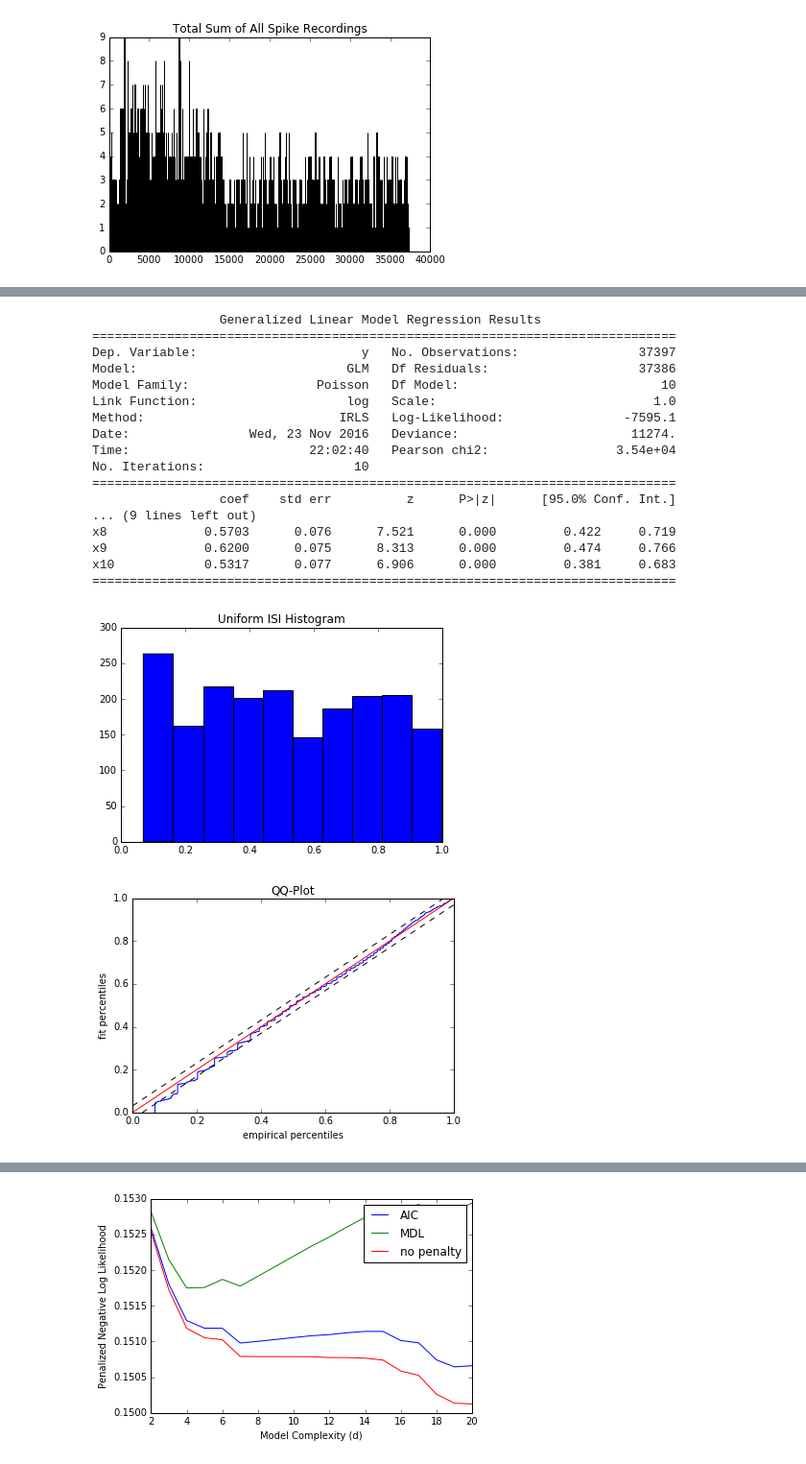
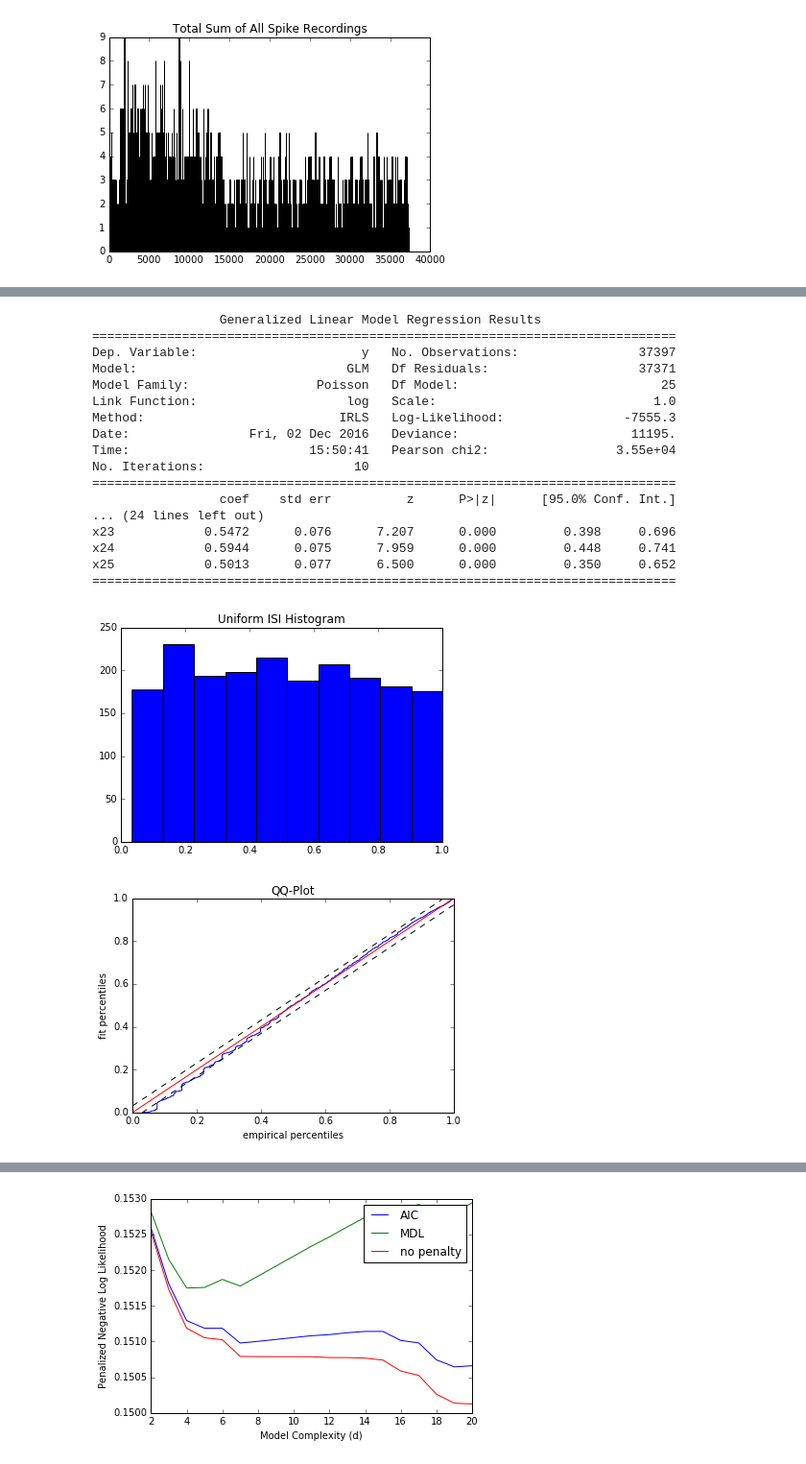
Before and after one commit to zhao-json/Auditory-Neuron, a Jupyter notebook: auditory-neurons-stuff.ipynb, the cells around one changed output, grey strips where cells are left out. Shown: that part at 96% size. Drawn from its saved outputs; the diff is of its cells as text; code cells hidden in the pictures.

```diff
--- a/auditory-neurons-stuff.ipynb
+++ b/auditory-neurons-stuff.ipynb
@@ -219,7 +210,7 @@ spiketimes = np.cumsum(spikingrate)
 dN[spiketimes]=1.0
 
 # specify the model order
-model_order = 10
+model_order = 25
 
 # build regressor matrix
 R = BuildRegressorMtx(dN,model_order)
@@ -256,45 +251,45 @@ x10          -11.7126    563.733     -0.021      0.983     -1116.609  1093.183
 # analysis on compounded sum of all neuron spiking
 # create a binary vector of length of spikes' size. Start with all zeros
 dN = np.zeros(spikes[0].size)
 timestep = 1
 # find the times of spikes
 spiketimes = np.cumsum(spikerates)
 dN[spiketimes]=1.0
 
 # specify the model order
-model_order = 10
+model_order = 25
 
 # build regressor matrix
 R = BuildRegressorMtx(dN,model_order)
 R = sm.add_constant(R)
 # perform model fit
 glm_model = sm.GLM(dN, R, family=sm.families.Poisson())
 glm_results = glm_model.fit()
 print(glm_results.summary())
 
 loglambdas = R.dot(glm_results.params)
 lambdas = np.exp(loglambdas)
 KSplot(lambdas,dN,timestep)
 # %% [output]
                  Generalized Linear Model Regression Results
 ==============================================================================
 Dep. Variable:                      y   No. Observations:                37397
-Model:                            GLM   Df Residuals:                    37386
-Model Family:                 Poisson   Df Model:                           10
+Model:                            GLM   Df Residuals:                    37371
+Model Family:                 Poisson   Df Model:                           25
 Link Function:                    log   Scale:                             1.0
-Method:                          IRLS   Log-Likelihood:                -7595.1
-Date:                Wed, 23 Nov 2016   Deviance:                       11274.
-Time:                        22:02:40   Pearson chi2:                 3.54e+04
+Method:                          IRLS   Log-Likelihood:                -7555.3
+Date:                Fri, 02 Dec 2016   Deviance:                       11195.
+Time:                        15:50:41   Pearson chi2:                 3.55e+04
 No. Iterations:                    10
 ==============================================================================
                  coef    std err          z      P>|z|      [95.0% Conf. Int.]
-... (9 lines left out)
-x8             0.5703      0.076      7.521      0.000         0.422     0.719
-x9             0.6200      0.075      8.313      0.000         0.474     0.766
-x10            0.5317      0.077      6.906      0.000         0.381     0.683
+... (24 lines left out)
+x23            0.5472      0.076      7.207      0.000         0.398     0.696
+x24            0.5944      0.075      7.959      0.000         0.448     0.741
+x25            0.5013      0.077      6.500      0.000         0.350     0.652
 ==============================================================================
-[figure, old version]
+[figure, new version]
-[figure, old version]
+[figure, new version]
 # %%
 def find_PNNLL(dmin, dmax,dN):
     # specify
```
Also changed, not shown: parts of 8 cells of this notebook.
